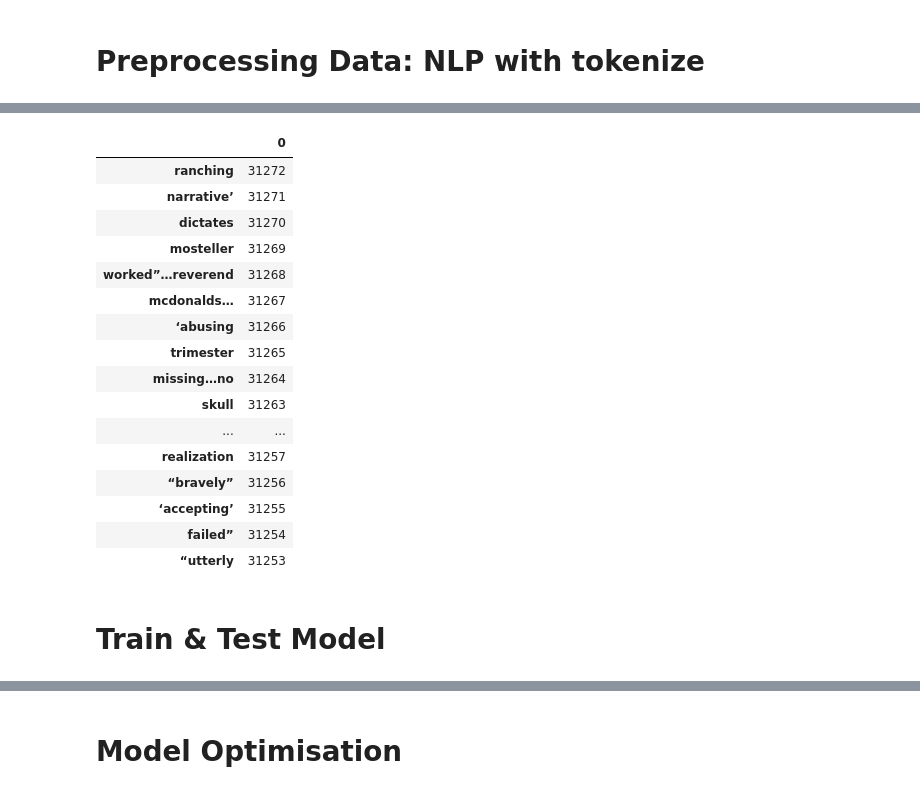
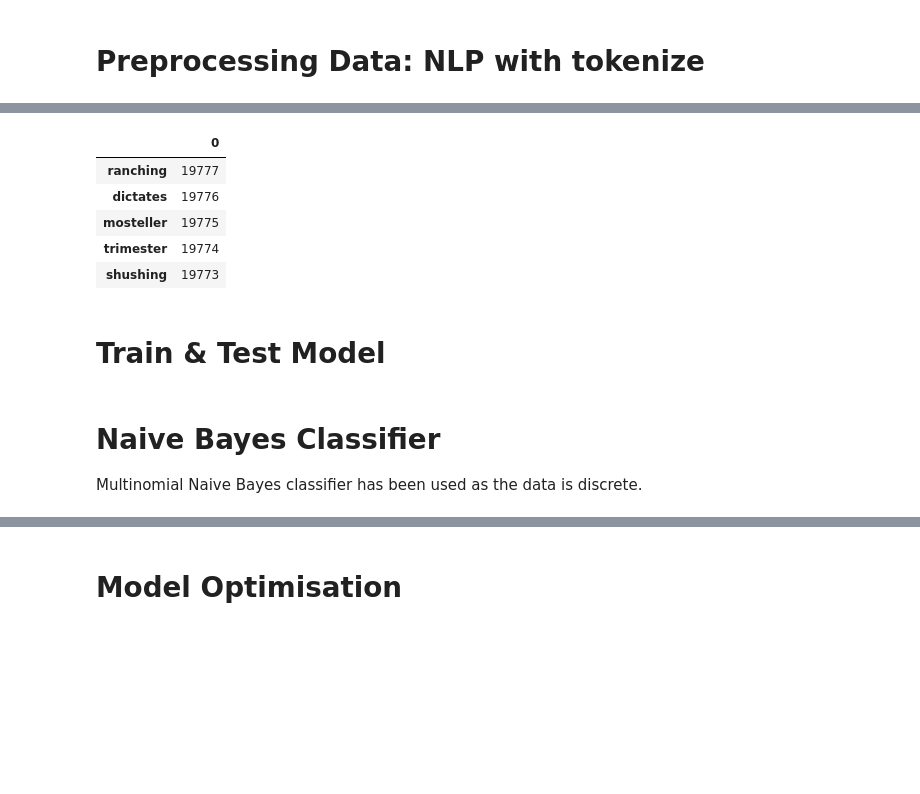
Before and after one commit to Shannon-Watts/fake_news_ML, a Jupyter notebook: fake_news.ipynb, the cells around one changed output, grey strips where cells are left out. Cells and saved outputs as stored; diff of their text form; code cells hidden in the pictures; blank space fills up the shorter version.

```diff
--- a/fake_news.ipynb
+++ b/fake_news.ipynb
@@ -200,0 +204,16 @@ def prep_text(texts, tokenizer):
+# %%
+# Tokenization v2
+def remove_stop_words(text):
+    text = word_tokenize(text.lower())
+    stop_words = set(stopwords.words('english'))
+    text = [word for word in text if word.isalpha() and not word in stop_words]
+    return ' '.join(text)
+
+X = real_or_fake_df.apply(lambda row: remove_stop_words(row['title']), axis=1)
+y = real_or_fake_df['label']
+# %%
+# Tokenize & Sequence X
+tokenizer = Tokenizer()
+tokenizer.fit_on_texts(X)
+sequences = tokenizer.texts_to_sequences(X)
+X = pad_sequences(sequences)
@@ -214,20 +249,9 @@ word_index_df.head()
 # %%
-word_index_df.sort_values(0, ascending=False).head(20)
+word_index_df.sort_values(0, ascending=False).head(5)
 # %% [output]
 |  | 0 |
-| ranching | 31272 |
-| narrative’ | 31271 |
-| dictates | 31270 |
-| mosteller | 31269 |
-| worked”…reverend | 31268 |
-| mcdonalds… | 31267 |
-| ‘abusing | 31266 |
-| trimester | 31265 |
-| missing…no | 31264 |
-| skull | 31263 |
-| ... | ... |
-| realization | 31257 |
-| “bravely” | 31256 |
-| ‘accepting’ | 31255 |
-| failed” | 31254 |
-| “utterly | 31253 |
+| ranching | 19777 |
+| dictates | 19776 |
+| mosteller | 19775 |
+| trimester | 19774 |
+| shushing | 19773 |
@@ -248,2 +270,5 @@ X_train, X_test, y_train, y_test = train_test_split(X, y, test_size=0.3, random_
+# %% [markdown]
+# Naive Bayes Classifier
+Multinomial Naive Bayes classifier has been used as the data is discrete.
 # %%
 # Classification Model: Naive Bayes Classifier
```
Also changed, not shown: parts of 24 cells of this notebook.
